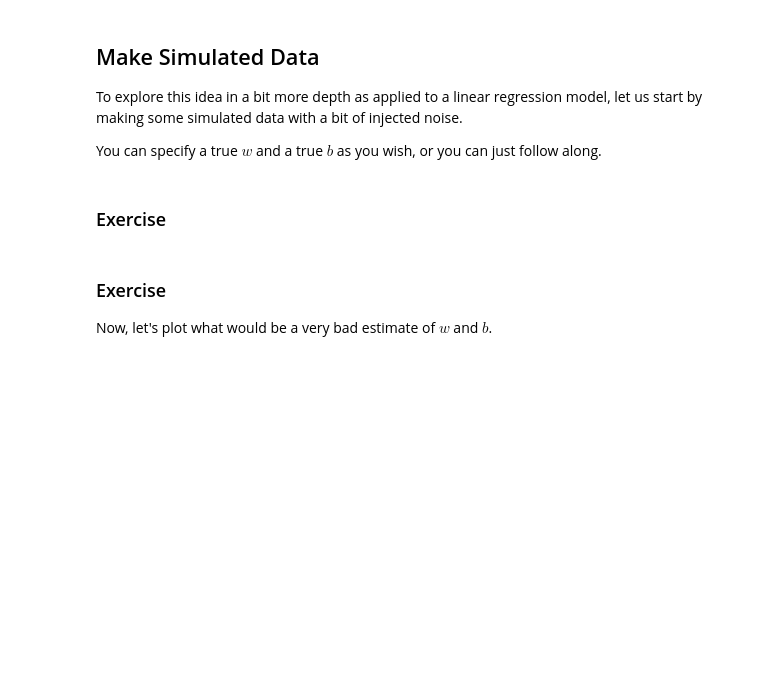
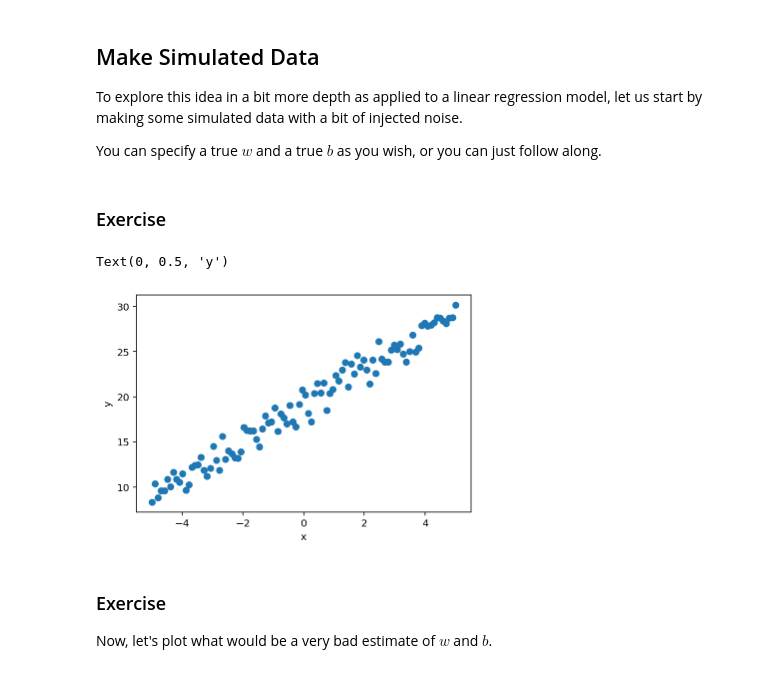
Before and after one commit to lame/dl-workshop, a Jupyter notebook: docs/tutorial-student.ipynb, the cells around one changed output. Cells and saved outputs as stored; diff of their text form; code cells hidden in the pictures; blank space fills up the shorter version.

```diff
--- a/docs/tutorial-student.ipynb
+++ b/docs/tutorial-student.ipynb
@@ -50,19 +53,22 @@ You can specify a true $w$ and a true $b$ as you wish, or you can just follow al
 ### Exercise
 # %%
 x = np.linspace(-5, 5, 100)
-w_true = _____  # exercise: specify ground truth w.
-b_true = _____  # exercise: specify ground truth b.
+w_true = 2  # exercise: specify ground truth w.
+b_true = 19  # exercise: specify ground truth b.
 
 def noise(n):
     return npr.normal(size=(n))
 
 # exercise: write the linear equation down.
-y = _____
+y = w_true * x + b_true + noise(len(x))
 
 # Plot ground truth data
 plt.scatter(x, y)
 plt.xlabel('x')
 plt.ylabel('y')
+# %% [output]
+Text(0, 0.5, 'y')
+[figure, added]
 # %% [markdown]
 ### Exercise
 
```
Also changed, not shown: parts of 31 cells of this notebook.
